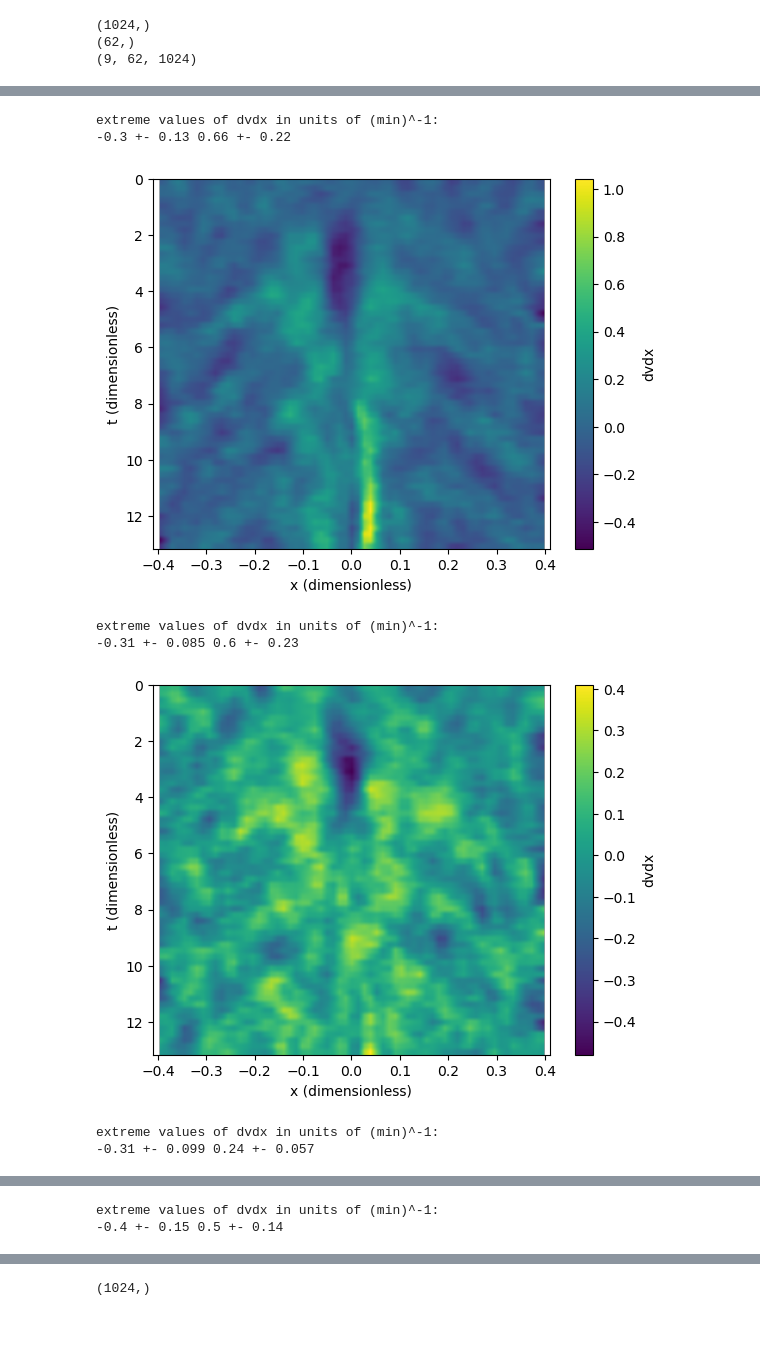
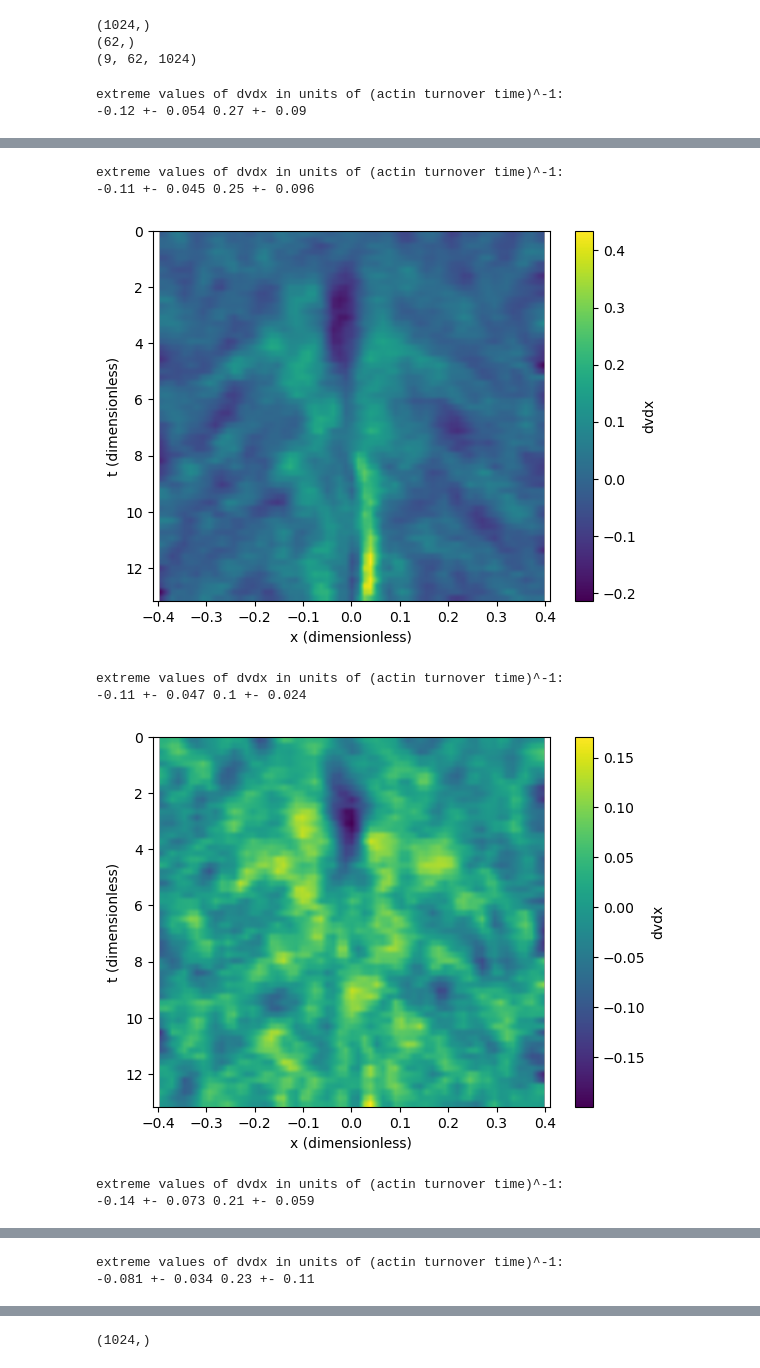
Before and after one commit to Irene-Li/Zebrafish_cleavage, a Jupyter notebook: notebooks/data_analysis.ipynb, the cells around one changed output, grey strips where cells are left out. Cells and saved outputs as stored; diff of their text form; code cells hidden in the pictures; blank space fills up the shorter version.

```diff
--- a/notebooks/data_analysis.ipynb
+++ b/notebooks/data_analysis.ipynb
@@ -27,31 +27,40 @@ print(dvdx.shape)
 (9, 62, 1024)
 # %%
 x_extent = x.max()/(135) # convert to units of hydrodynamic length (~100 micrometers)
-t_rescaled = (t-t.min())/(1/60*25)   # rescale time to units of actin turnover time (25s)
+t_rescaled = (t-t.min())*(60/25/1) # rescale time to units of actin turnover time (25s)
 t_extent = t_rescaled.max() # convert from mins to units of actin turnover time (25s)
+
+dvdx_rescaled = dvdx / (60/25/1) # rescale dvdx to units of actin turnover time (25s)
 
 mins = []
 maxs = []
 
-inward_mask = (t_rescaled<5) & (t_rescaled>1)
+inward_mask = (t_rescaled<5)
 outward_mask = t_rescaled>5
 x_mask = (x > -0.1 * 135) & (x < 0.1 * 135)
 x_shape = int(x_mask.sum())
 inward_mask_2d = inward_mask[:, None] & x_mask[None, :]
 outward_mask_2d = outward_mask[:, None] & x_mask[None, :]
 
-for i in range(dvdx.shape[0]):
-    comp = dvdx[i]
+for i in range(dvdx_rescaled.shape[0]):
+    comp = dvdx_rescaled[i]
+
+    print('extreme values of dvdx in units of (actin turnover time)^-1:')
+    box_inward = comp[inward_mask_2d].reshape((-1, x_shape))
+    dvdx_inward = np.nanmin(box_inward, axis=-1)
+
+    box_outward = comp[outward_mask_2d].reshape((-1, x_shape))
+    dvdx_outward = np.nanmax(box_outward, axis=-1)
+
+    print(f'{np.mean(dvdx_inward):.2g} +- {np.std(dvdx_inward):.2g}', f'{np.mean(dvdx_outward):.2g} +- {np.std(dvdx_outward):.2g}')
+    mins.append(dvdx_inward)
+    maxs.append(dvdx_outward)
+
     plt.imshow(comp, aspect='auto', origin='upper', extent=[-x_extent, x_extent, t_extent, 0])
     plt.xlabel('x (dimensionless)')
     plt.ylabel('t (dimensionless)')
     plt.colorbar(label='dvdx')
     plt.show()
-
-    print('extreme values of dvdx in units of (min)^-1:')
-    dvdx_inward = np.nanmin(comp[inward_mask_2d].reshape((-1, x_shape)), axis=-1)
-    dvdx_outward = np.nanmax(comp[outward_mask_2d].reshape((-1, x_shape)), axis=-1)
-    print(f'{np.mean(dvdx_inward):.2g} +- {np.std(dvdx_inward):.2g}', f'{np.mean(dvdx_outward):.2g} +- {np.std(dvdx_outward):.2g}')
-    mins.append(dvdx_inward)
-    maxs.append(dvdx_outward)
 # %% [output]
+extreme values of dvdx in units of (actin turnover time)^-1:
+-0.12 +- 0.054 0.27 +- 0.09
@@ -59,8 +68,8 @@ for i in range(dvdx.shape[0]):
-extreme values of dvdx in units of (min)^-1:
--0.3 +- 0.13 0.66 +- 0.22
+extreme values of dvdx in units of (actin turnover time)^-1:
+-0.11 +- 0.045 0.25 +- 0.096
-[figure, old version]
+[figure, new version]
-extreme values of dvdx in units of (min)^-1:
--0.31 +- 0.085 0.6 +- 0.23
+extreme values of dvdx in units of (actin turnover time)^-1:
+-0.11 +- 0.047 0.1 +- 0.024
-[figure, old version]
+[figure, new version]
-extreme values of dvdx in units of (min)^-1:
--0.31 +- 0.099 0.24 +- 0.057
+extreme values of dvdx in units of (actin turnover time)^-1:
+-0.14 +- 0.073 0.21 +- 0.059
@@ -68,2 +77,2 @@ extreme values of dvdx in units of (min)^-1:
-extreme values of dvdx in units of (min)^-1:
--0.4 +- 0.15 0.5 +- 0.14
+extreme values of dvdx in units of (actin turnover time)^-1:
+-0.081 +- 0.034 0.23 +- 0.11
```
Also changed, not shown: parts of 4 cells of this notebook, 6 other files.
